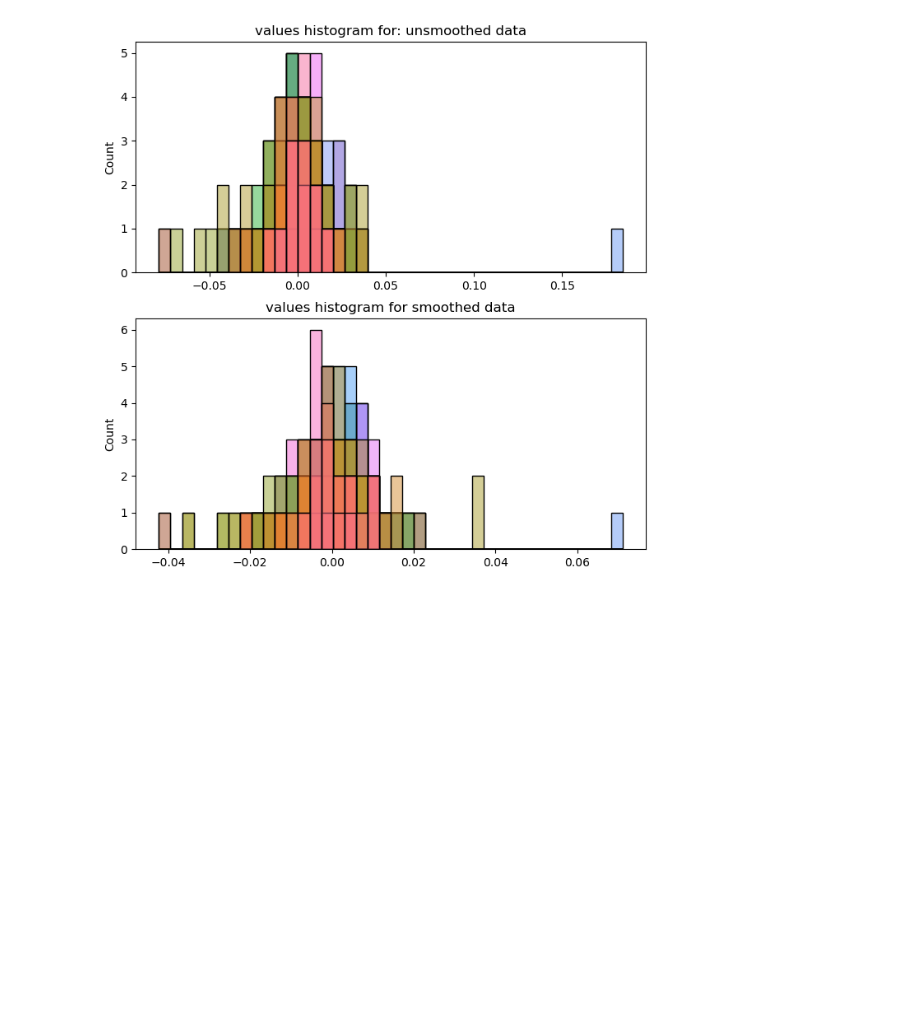
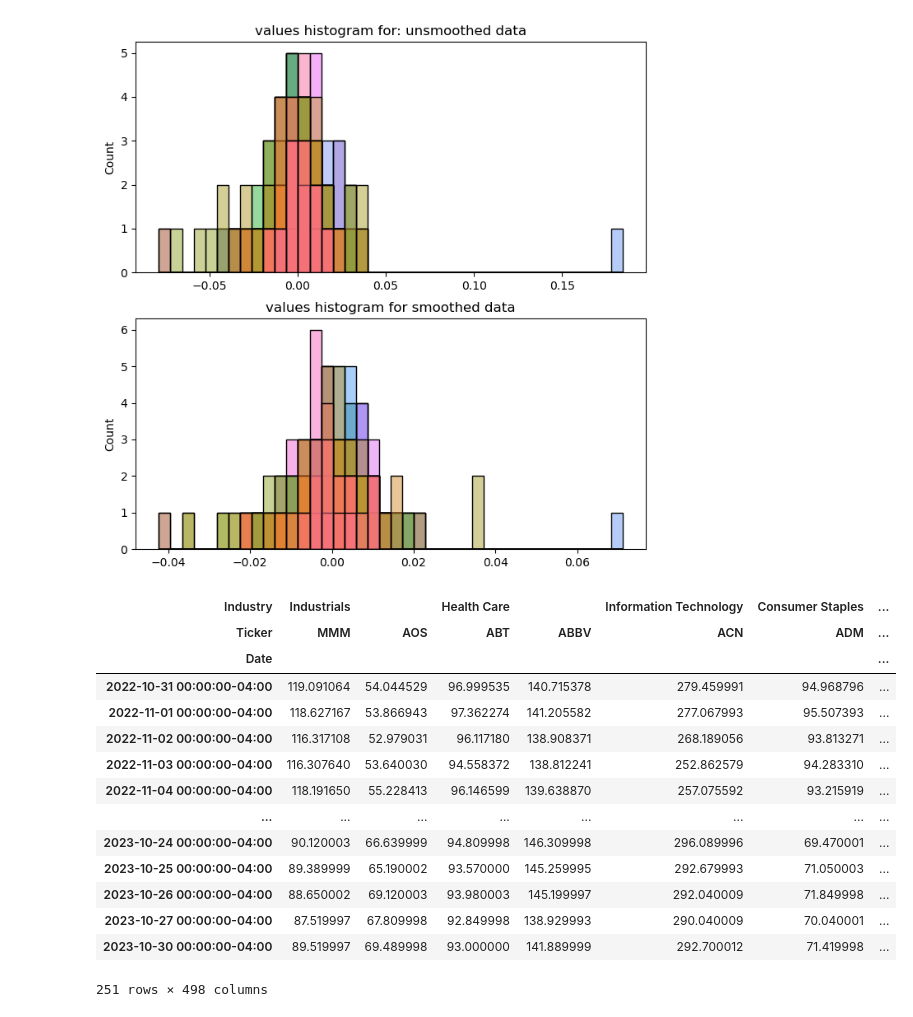
Before and after one commit to AssafBarNatan/SP500-clustering, a Jupyter notebook: Data_Transformation.ipynb, the cells around one changed output. Drawn from its saved outputs; the diff is of its cells as text; code cells hidden in the pictures; blank space fills up the shorter version.

```diff
--- a/Data_Transformation.ipynb
+++ b/Data_Transformation.ipynb
@@ -116,2 +118,18 @@ from data_processing.preprocessing import industry_adjust
 # %%
-adjusted_ROR = industry_adjust(market_adjust(ROR))
+closing_prices
+# %% [output]
+| Industry | Industrials |  | Health Care |  | Information Technology | Consumer Staples | ... |
+| Ticker | MMM | AOS | ABT | ABBV | ACN | ADM | ... |
+| Date |  |  |  |  |  |  | ... |
+| 2022-10-31 00:00:00-04:00 | 119.091064 | 54.044529 | 96.999535 | 140.715378 | 279.459991 | 94.968796 | ... |
+| 2022-11-01 00:00:00-04:00 | 118.627167 | 53.866943 | 97.362274 | 141.205582 | 277.067993 | 95.507393 | ... |
+| 2022-11-02 00:00:00-04:00 | 116.317108 | 52.979031 | 96.117180 | 138.908371 | 268.189056 | 93.813271 | ... |
+| 2022-11-03 00:00:00-04:00 | 116.307640 | 53.640030 | 94.558372 | 138.812241 | 252.862579 | 94.283310 | ... |
+| 2022-11-04 00:00:00-04:00 | 118.191650 | 55.228413 | 96.146599 | 139.638870 | 257.075592 | 93.215919 | ... |
+| ... | ... | ... | ... | ... | ... | ... | ... |
+| 2023-10-24 00:00:00-04:00 | 90.120003 | 66.639999 | 94.809998 | 146.309998 | 296.089996 | 69.470001 | ... |
+| 2023-10-25 00:00:00-04:00 | 89.389999 | 65.190002 | 93.570000 | 145.259995 | 292.679993 | 71.050003 | ... |
+| 2023-10-26 00:00:00-04:00 | 88.650002 | 69.120003 | 93.980003 | 145.199997 | 292.040009 | 71.849998 | ... |
+| 2023-10-27 00:00:00-04:00 | 87.519997 | 67.809998 | 92.849998 | 138.929993 | 290.040009 | 70.040001 | ... |
+| 2023-10-30 00:00:00-04:00 | 89.519997 | 69.489998 | 93.000000 | 141.889999 | 292.700012 | 71.419998 | ... |
+251 rows × 498 columns
```
Also changed, not shown: parts of 5 cells of this notebook.
